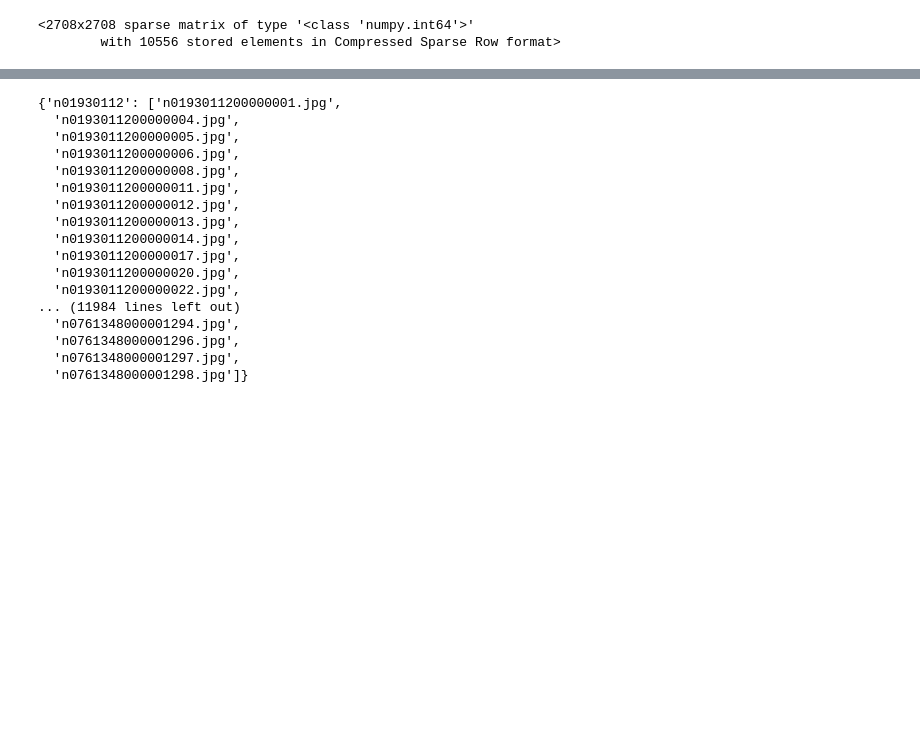
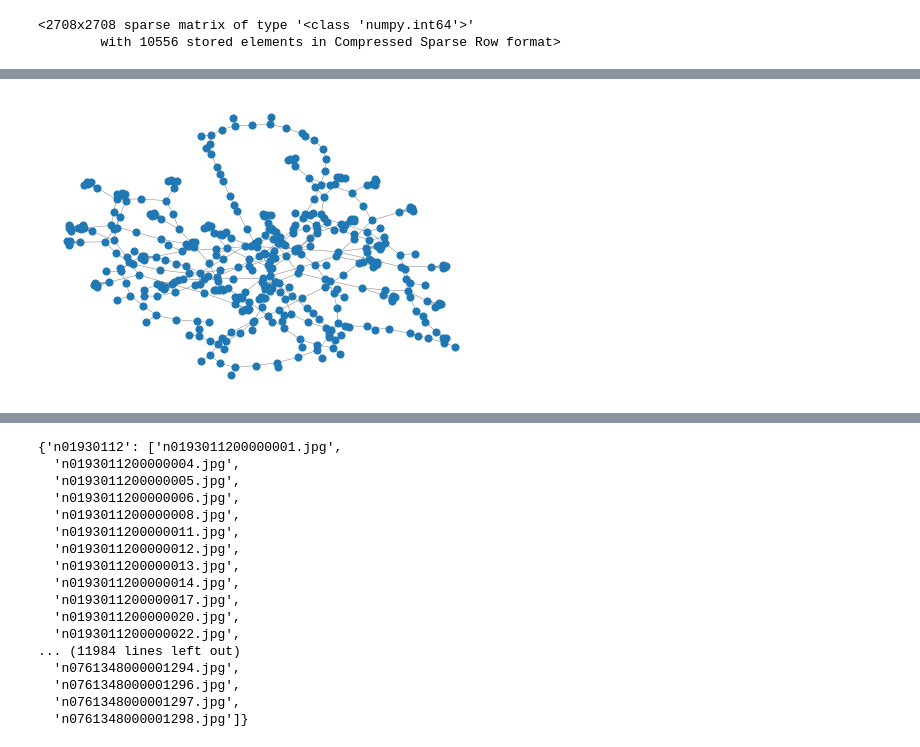
Before and after one commit to mims-harvard/G-Meta, a Jupyter notebook: data/fake_network_data_curation.ipynb, the cells around one changed output, grey strips where cells are left out. Cells and saved outputs as stored; diff of their text form; code cells hidden in the pictures; blank space fills up the shorter version.

```diff
--- a/data/fake_network_data_curation.ipynb
+++ b/data/fake_network_data_curation.ipynb
@@ -358,0 +548,19 @@ df
+# %%
+width_basis = 200
+
+### 1. Choose the basis (cycle, torus or chain)
+basis_type = "cycle"
+
+### 2. Add the shapes
+n_shapes = 30
+list_shapes = [["house"]] * n_shapes + [["fan"]] * n_shapes + [["star"]] * n_shapes
+
+### 3. Pass all these parameters to the Graph Structure
+add_edges = 0 # random edges to add
+G, communities, _ , role_id = build_graph.build_structure(width_basis, basis_type, list_shapes, start=0,
+                                       add_random_edges=add_edges, plot=False,
+                                       savefig=False)
+
+nx.draw(G, node_size=50, edge_color="gray", width=0.5)
+# %% [output]
+[figure, added]
```
Also changed, not shown: parts of 51 cells of this notebook, 33 other files.
